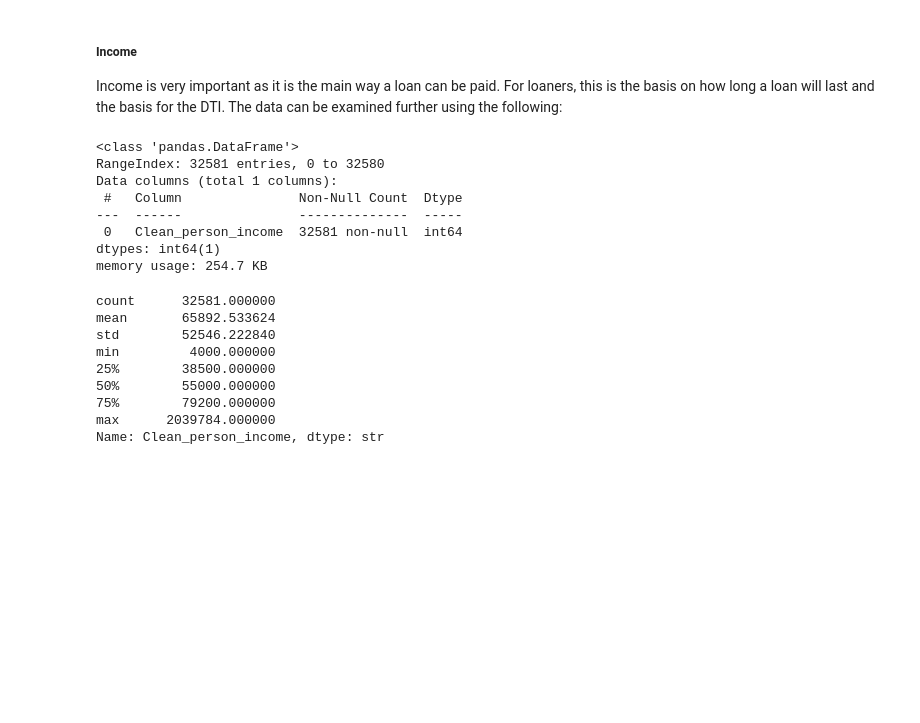
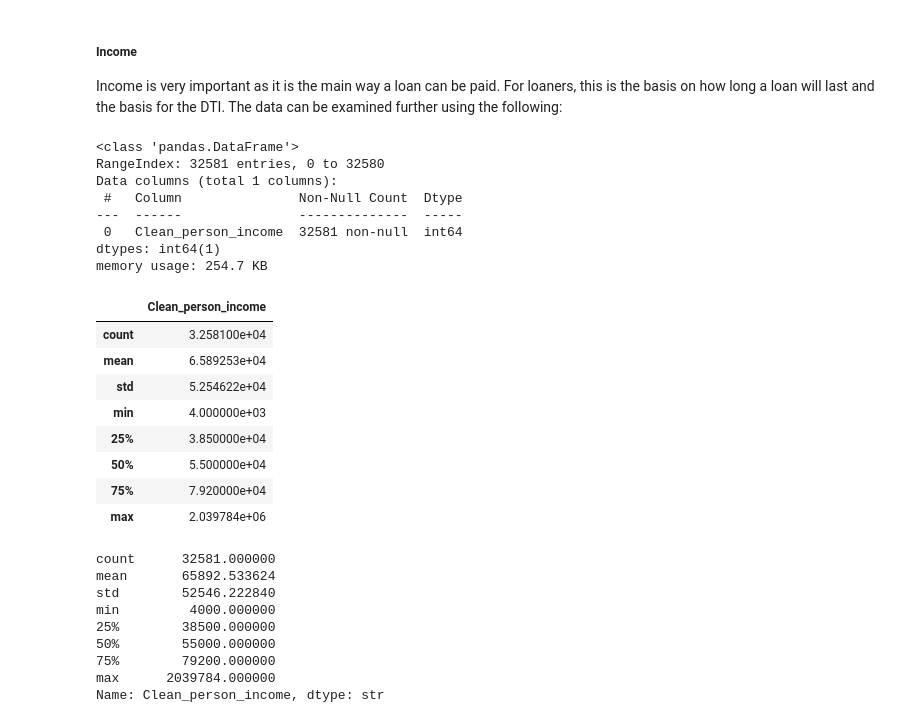
Before and after one commit to Lastlight10/credit_load_risk_data_analysis, a Jupyter notebook: 2_data_analysis_exploration.ipynb, the cells around one changed output. Drawn from its saved outputs; the diff is of its cells as text; code cells hidden in the pictures; blank space fills up the shorter version.

```diff
--- a/2_data_analysis_exploration.ipynb
+++ b/2_data_analysis_exploration.ipynb
@@ -135,15 +133,25 @@ Income is very important as it is the main way a loan can be paid. For loaners,
 # %%
 person_incomes = pd.read_csv('cleaned_data/cleaned_person_incomes.csv')
 person_incomes.info()
+person_incomes.describe()
 # %% [output]
 <class 'pandas.DataFrame'>
 RangeIndex: 32581 entries, 0 to 32580
 Data columns (total 1 columns):
  #   Column               Non-Null Count  Dtype
 ---  ------               --------------  -----
  0   Clean_person_income  32581 non-null  int64
 dtypes: int64(1)
 memory usage: 254.7 KB
+|  | Clean_person_income |
+| count | 3.258100e+04 |
+| mean | 6.589253e+04 |
+| std | 5.254622e+04 |
+| min | 4.000000e+03 |
+| 25% | 3.850000e+04 |
+| 50% | 5.500000e+04 |
+| 75% | 7.920000e+04 |
+| max | 2.039784e+06 |
 # %%
 person_incomes['Clean_person_income'].describe().apply(lambda x: format(x,'f'))
 # %% [output]
```
Also changed, not shown: parts of 32 cells of this notebook, 1 other file.
